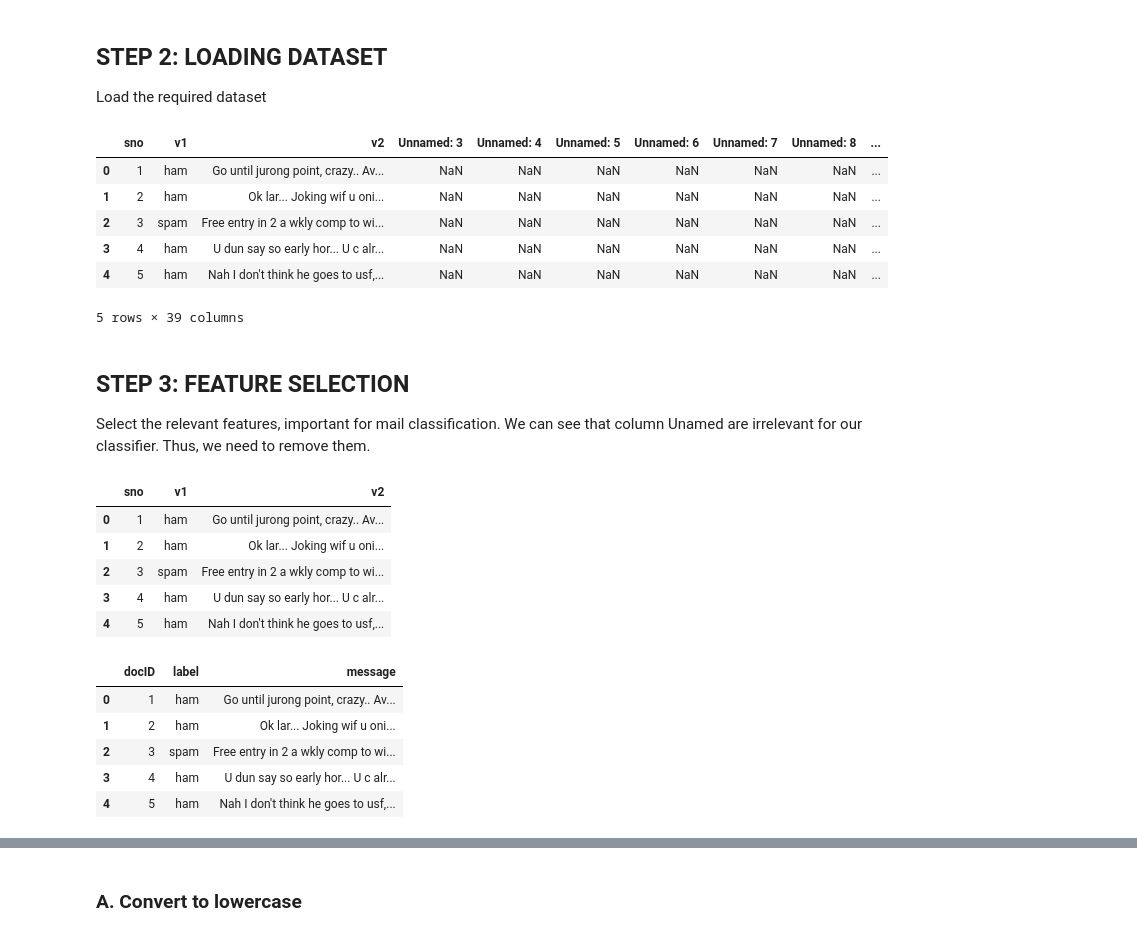
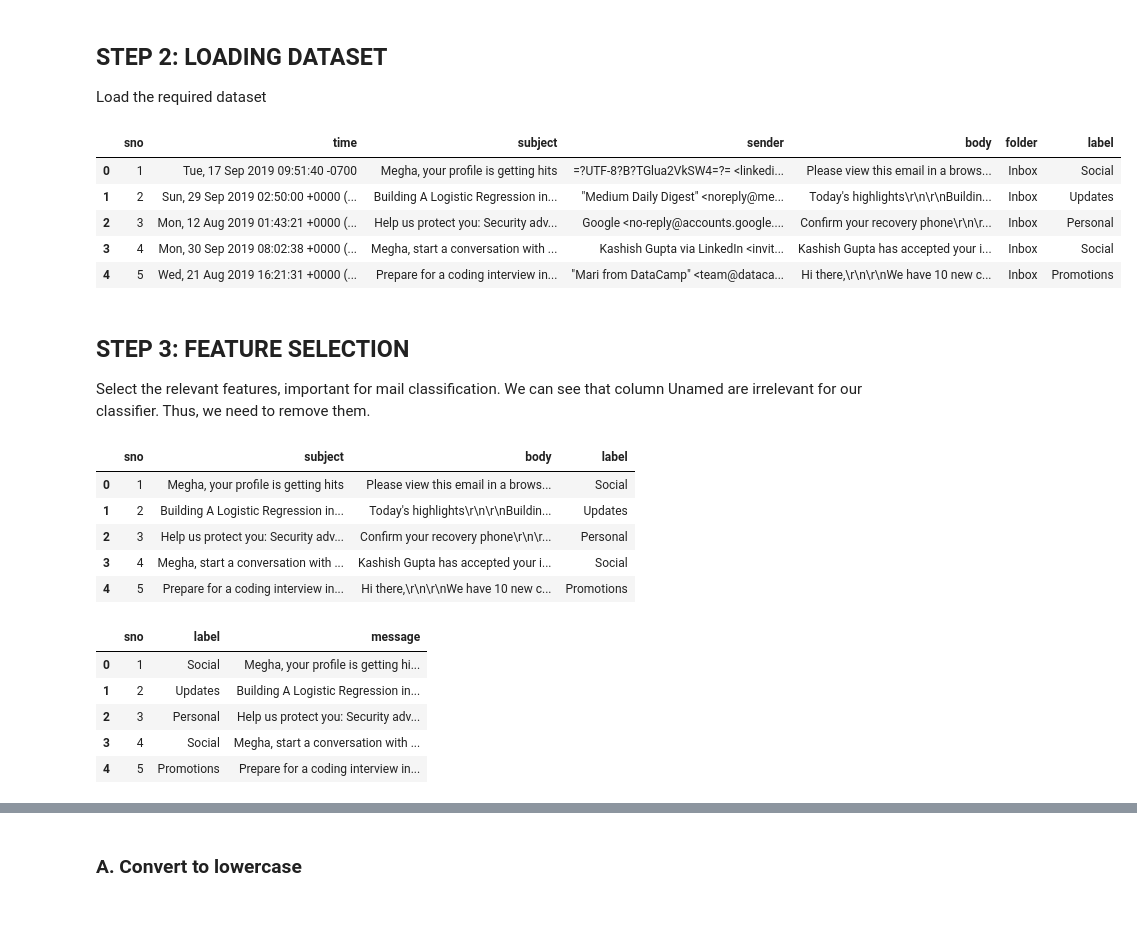
Before and after one commit to meghasundriyal/Mail_Classifier, a Jupyter notebook: Classifier-using-naive-bayes.ipynb, the cells around one changed output, grey strips where cells are left out. Drawn from its saved outputs; the diff is of its cells as text; code cells hidden in the pictures.

Commit message:
changed dataset

```diff
--- a/Classifier-using-naive-bayes.ipynb
+++ b/Classifier-using-naive-bayes.ipynb
@@ -26,16 +26,17 @@ from sklearn.metrics import confusion_matrix, accuracy_score
 Load the required dataset
 # %%
 #mails_dataset = pd.read_csv('Dataset/trial_spam.csv', encoding = 'latin-1')
-mails_dataset = pd.read_csv('Dataset/spam.csv', encoding = 'latin-1')
+#mails_dataset = pd.read_csv('Dataset/spam.csv', encoding = 'latin-1')
+mails_dataset = pd.read_csv('Dataset/emails.csv', encoding = 'latin-1')
+
 mails_dataset.head()           #show first 5 rows
 # %% [output]
-|  | sno | v1 | v2 | Unnamed: 3 | Unnamed: 4 | Unnamed: 5 | Unnamed: 6 | Unnamed: 7 | Unnamed: 8 | ... |
-| 0 | 1 | ham | Go until jurong point, crazy.. Av... | NaN | NaN | NaN | NaN | NaN | NaN | ... |
-| 1 | 2 | ham | Ok lar... Joking wif u oni... | NaN | NaN | NaN | NaN | NaN | NaN | ... |
-| 2 | 3 | spam | Free entry in 2 a wkly comp to wi... | NaN | NaN | NaN | NaN | NaN | NaN | ... |
-| 3 | 4 | ham | U dun say so early hor... U c alr... | NaN | NaN | NaN | NaN | NaN | NaN | ... |
-| 4 | 5 | ham | Nah I don't think he goes to usf,... | NaN | NaN | NaN | NaN | NaN | NaN | ... |
+|  | sno | time | subject | sender | body | folder | label |
+| 0 | 1 | Tue, 17 Sep 2019 09:51:40 -0700 | Megha, your profile is getting hits | =?UTF-8?B?TGlua2VkSW4=?= <linkedi... | Please view this email in a brows... | Inbox | Social |
+| 1 | 2 | Sun, 29 Sep 2019 02:50:00 +0000 (... | Building A Logistic Regression in... | "Medium Daily Digest" <noreply@me... | Today's highlights\r\n\r\nBuildin... | Inbox | Updates |
+| 2 | 3 | Mon, 12 Aug 2019 01:43:21 +0000 (... | Help us protect you: Security adv... | Google <no-reply@accounts.google.... | Confirm your recovery phone\r\n\r... | Inbox | Personal |
+| 3 | 4 | Mon, 30 Sep 2019 08:02:38 +0000 (... | Megha, start a conversation with ... | Kashish Gupta via LinkedIn <invit... | Kashish Gupta has accepted your i... | Inbox | Social |
+| 4 | 5 | Wed, 21 Aug 2019 16:21:31 +0000 (... | Prepare for a coding interview in... | "Mari from DataCamp" <team@dataca... | Hi there,\r\n\r\nWe have 10 new c... | Inbox | Promotions |
-5 rows × 39 columns
 # %% [markdown]
 ## STEP 3: FEATURE SELECTION
 
@@ -43,13 +44,13 @@ Select the relevant features, important for mail classification. We can see that
 # %%
 #drop undesirable columns
 #drop_list = ['Unnamed: 3', 'Unnamed: 4','Unnamed: 5','Unnamed: 6']
-mails_dataset.drop(mails_dataset.columns.difference(['sno','v1','v2']), axis = 1, inplace = True)
+mails_dataset.drop(mails_dataset.columns.difference(['sno','subject','body','label']), axis = 1, inplace = True)
 
 mails_dataset.head()
 # %% [output]
-|  | sno | v1 | v2 |
-| 0 | 1 | ham | Go until jurong point, crazy.. Av... |
-| 1 | 2 | ham | Ok lar... Joking wif u oni... |
-| 2 | 3 | spam | Free entry in 2 a wkly comp to wi... |
-| 3 | 4 | ham | U dun say so early hor... U c alr... |
-| 4 | 5 | ham | Nah I don't think he goes to usf,... |
+|  | sno | subject | body | label |
+| 0 | 1 | Megha, your profile is getting hits | Please view this email in a brows... | Social |
+| 1 | 2 | Building A Logistic Regression in... | Today's highlights\r\n\r\nBuildin... | Updates |
+| 2 | 3 | Help us protect you: Security adv... | Confirm your recovery phone\r\n\r... | Personal |
+| 3 | 4 | Megha, start a conversation with ... | Kashish Gupta has accepted your i... | Social |
+| 4 | 5 | Prepare for a coding interview in... | Hi there,\r\n\r\nWe have 10 new c... | Promotions |
@@ -56,14 +59,16 @@ mails_dataset.head()
 # %%
 #Rename the columns, to make it easy to read and manipulate
-mails_dataset.rename(columns = {'sno': 'docID', 'v1': 'label', 'v2': 'message'}, inplace = True)
+#mails_dataset.rename(columns = {'sno': 'docID', 'v1': 'label', 'v2': 'message'}, inplace = True)
+mails_dataset.drop(['subject','body'], axis = 1, inplace = True)
+
 mails_dataset.head()
 # %% [output]
-|  | docID | label | message |
-| 0 | 1 | ham | Go until jurong point, crazy.. Av... |
-| 1 | 2 | ham | Ok lar... Joking wif u oni... |
-| 2 | 3 | spam | Free entry in 2 a wkly comp to wi... |
-| 3 | 4 | ham | U dun say so early hor... U c alr... |
-| 4 | 5 | ham | Nah I don't think he goes to usf,... |
+|  | sno | label | message |
+| 0 | 1 | Social | Megha, your profile is getting hi... |
+| 1 | 2 | Updates | Building A Logistic Regression in... |
+| 2 | 3 | Personal | Help us protect you: Security adv... |
+| 3 | 4 | Social | Megha, start a conversation with ... |
+| 4 | 5 | Promotions | Prepare for a coding interview in... |
 # %%
 len(mails_dataset)
 # %% [output]
```
Also changed, not shown: parts of 44 cells of this notebook, 4 other files.
